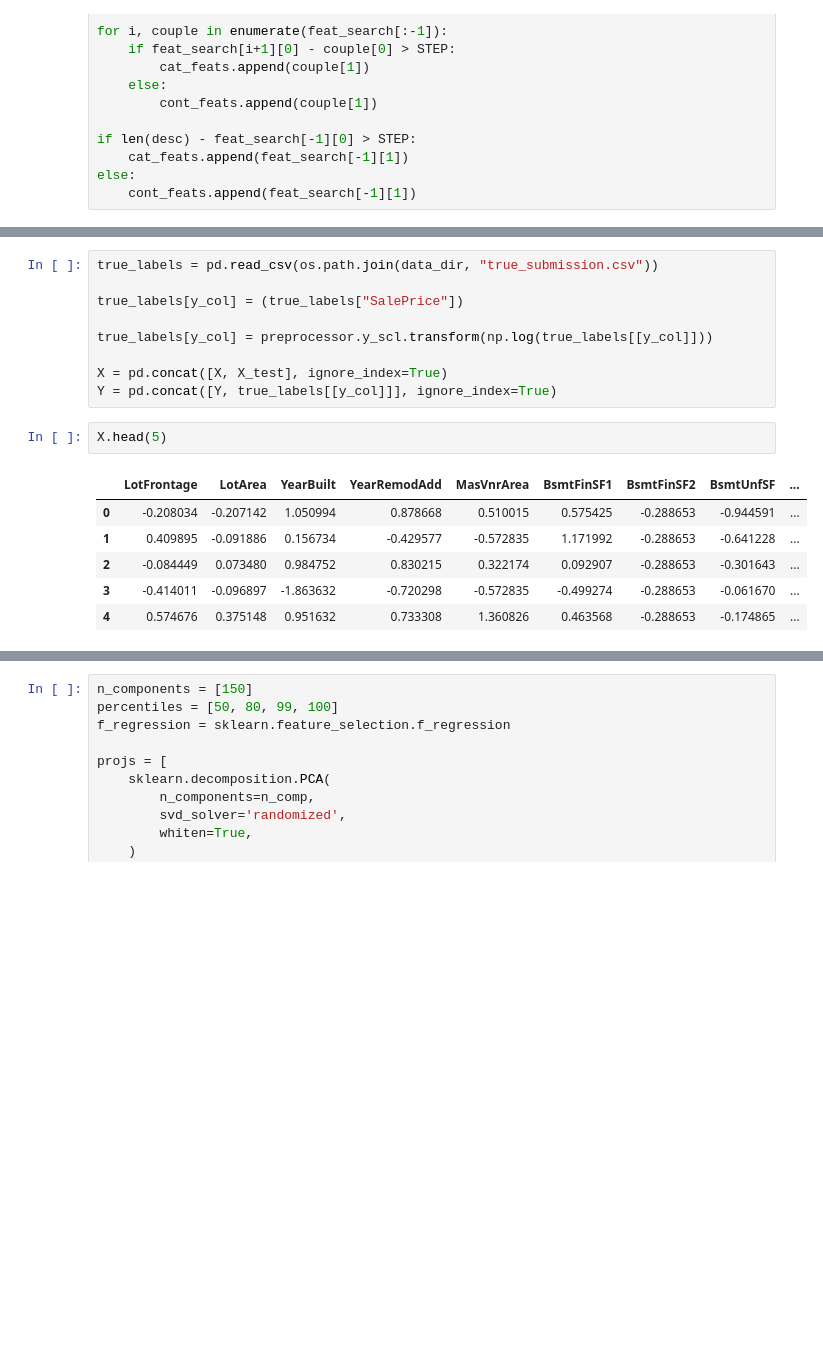
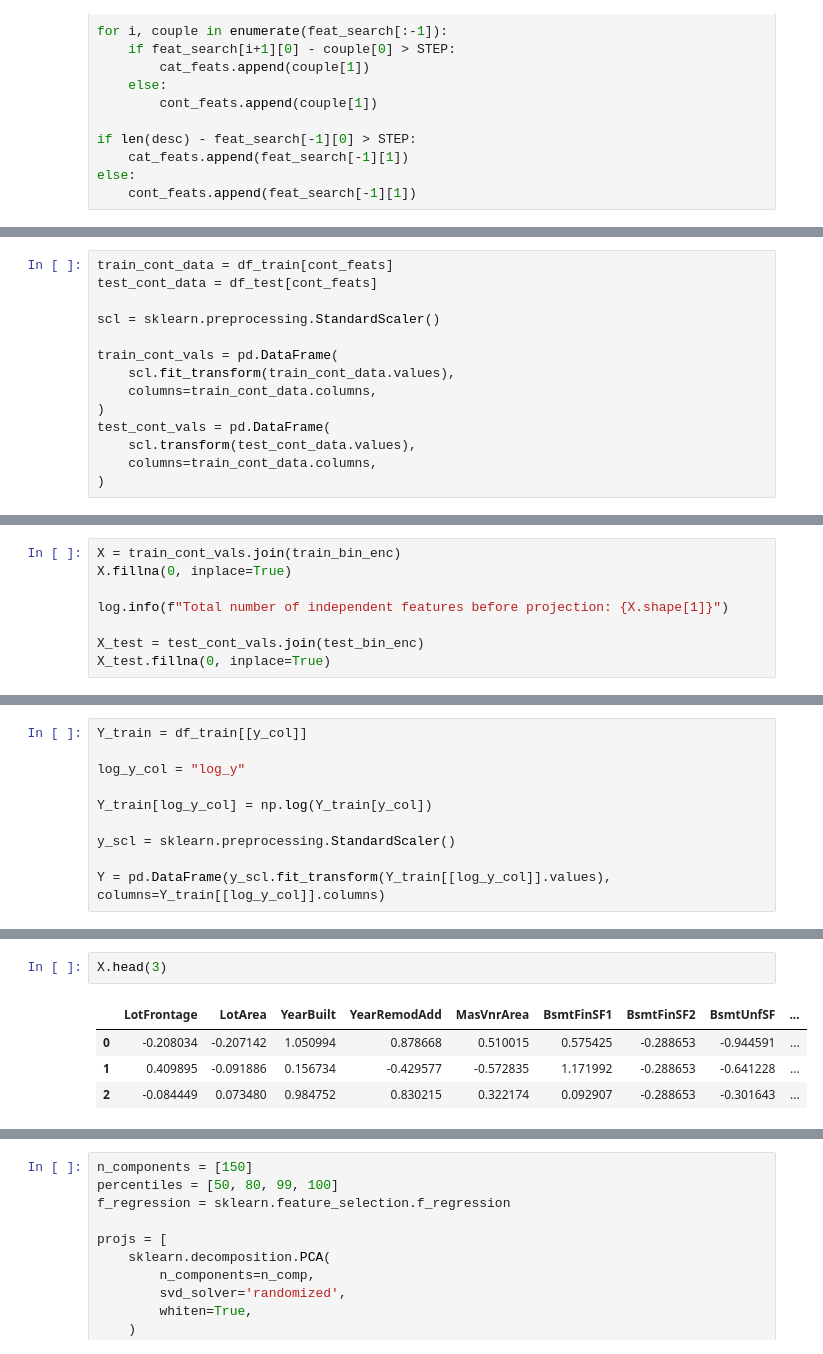
Before and after one commit to jamescorbin/kaggle, a Jupyter notebook: house_prices_regression/code/house_prices_regression.ipynb, the cells around one changed output, grey strips where cells are left out. Cells and saved outputs as stored; diff of their text form; blank space fills up the shorter version.

```diff
--- a/house_prices_regression/code/house_prices_regression.ipynb
+++ b/house_prices_regression/code/house_prices_regression.ipynb
@@ -516,0 +282,14 @@ class MixedDataProcessor(sklearn.base.TransformerMixin):
+# %%
+train_cont_data = df_train[cont_feats]
+test_cont_data = df_test[cont_feats]
+
+scl = sklearn.preprocessing.StandardScaler()
+
+train_cont_vals = pd.DataFrame(
+    scl.fit_transform(train_cont_data.values),
+    columns=train_cont_data.columns,
+)
+test_cont_vals = pd.DataFrame(
+    scl.transform(test_cont_data.values),
+    columns=train_cont_data.columns,
+)
@@ -516,0 +324,8 @@ class MixedDataProcessor(sklearn.base.TransformerMixin):
+# %%
+X = train_cont_vals.join(train_bin_enc)
+X.fillna(0, inplace=True)
+
+log.info(f"Total number of independent features before projection: {X.shape[1]}")
+
+X_test = test_cont_vals.join(test_bin_enc)
+X_test.fillna(0, inplace=True)
@@ -516,0 +348,10 @@ class MixedDataProcessor(sklearn.base.TransformerMixin):
+# %%
+Y_train = df_train[[y_col]]
+
+log_y_col = "log_y"
+
+Y_train[log_y_col] = np.log(Y_train[y_col])
+
+y_scl = sklearn.preprocessing.StandardScaler()
+
+Y = pd.DataFrame(y_scl.fit_transform(Y_train[[log_y_col]].values), columns=Y_train[[log_y_col]].columns)
@@ -528,19 +475,8 @@ X_test = preprocessor.transform(df_test.drop(["Id"], axis=1))
-# %%
-true_labels = pd.read_csv(os.path.join(data_dir, "true_submission.csv"))
-
-true_labels[y_col] = (true_labels["SalePrice"])
-
-true_labels[y_col] = preprocessor.y_scl.transform(np.log(true_labels[[y_col]]))
-
-X = pd.concat([X, X_test], ignore_index=True)
-Y = pd.concat([Y, true_labels[[y_col]]], ignore_index=True)
 # %%
-X.head(5)
+X.head(3)
 # %% [output]
 |  | LotFrontage | LotArea | YearBuilt | YearRemodAdd | MasVnrArea | BsmtFinSF1 | BsmtFinSF2 | BsmtUnfSF | ... |
 | 0 | -0.208034 | -0.207142 | 1.050994 | 0.878668 | 0.510015 | 0.575425 | -0.288653 | -0.944591 | ... |
 | 1 | 0.409895 | -0.091886 | 0.156734 | -0.429577 | -0.572835 | 1.171992 | -0.288653 | -0.641228 | ... |
 | 2 | -0.084449 | 0.073480 | 0.984752 | 0.830215 | 0.322174 | 0.092907 | -0.288653 | -0.301643 | ... |
-| 3 | -0.414011 | -0.096897 | -1.863632 | -0.720298 | -0.572835 | -0.499274 | -0.288653 | -0.061670 | ... |
-| 4 | 0.574676 | 0.375148 | 0.951632 | 0.733308 | 1.360826 | 0.463568 | -0.288653 | -0.174865 | ... |
 # %%
```
Also changed, not shown: parts of 105 cells of this notebook.
